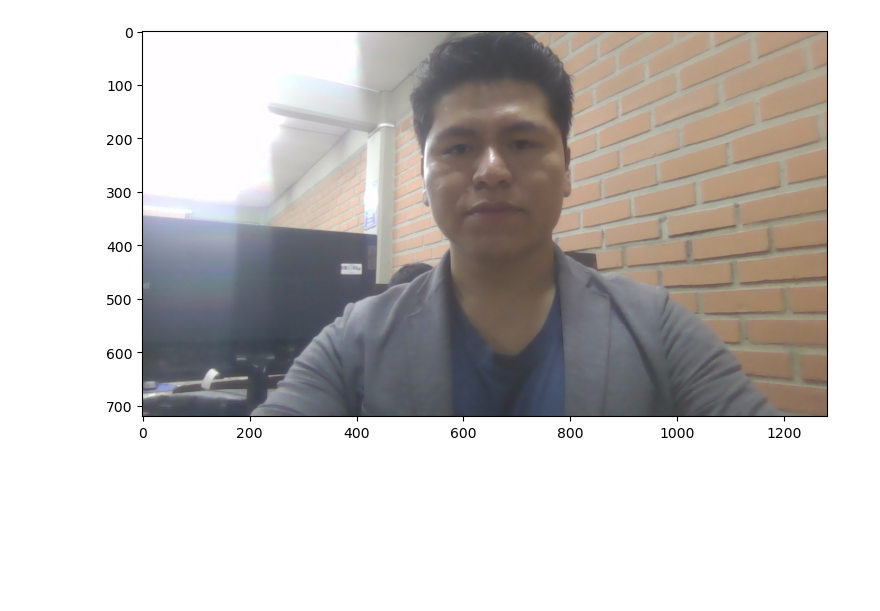
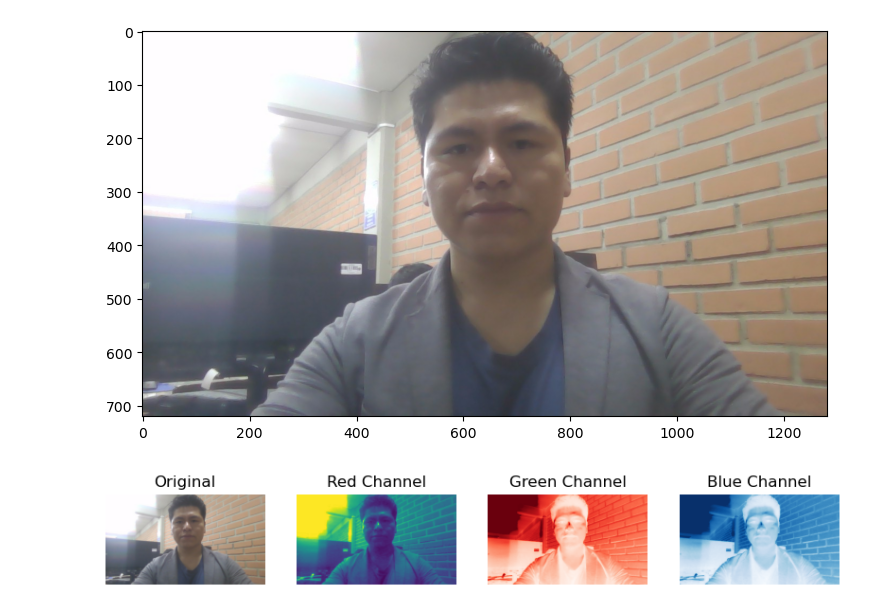
Before and after one commit to YafarBarrera/DigitalImageProcessing, a Jupyter notebook: ImageManager.ipynb, the cells around one changed output. Saved outputs shown, nothing was run; the diff lists cells and outputs as text; code cells hidden in the pictures; blank space fills up the shorter version.

```diff
--- a/ImageManager.ipynb
+++ b/ImageManager.ipynb
@@ -33,3 +33,30 @@ plt.show()
 # %% [output]
 Image Size:  (720, 1280, 3)
 [figure]
+# %%
+image=cv2.imread("WIN_20240229_19_22_48_Pro.JPG", cv2.IMREAD_COLOR)
+plt.figure()
+
+plt.subplot(141) #Matriz de una fila, 3 items y que empieza en 1
+plt.title('Original')
+plt.imshow(cv2.cvtColor(image, cv2.COLOR_BGR2RGB))
+plt.axis('off')
+
+plt.subplot(142)
+plt.title('Red Channel')
+plt.imshow(image[:,:,0])
+plt.axis('off')
+
+plt.subplot(143)
+plt.title('Green Channel')
+plt.imshow(image[:,:,1],cmap='Reds')
+plt.axis('off')
+
+plt.subplot(144)
+plt.title('Blue Channel')
+plt.imshow(image[:,:,2],cmap='Blues')
+plt.axis('off')
+
+plt.show()
+# %% [output]
+[figure, added]
```
Also changed, not shown: parts of 1 cell of this notebook, 1 other file.
